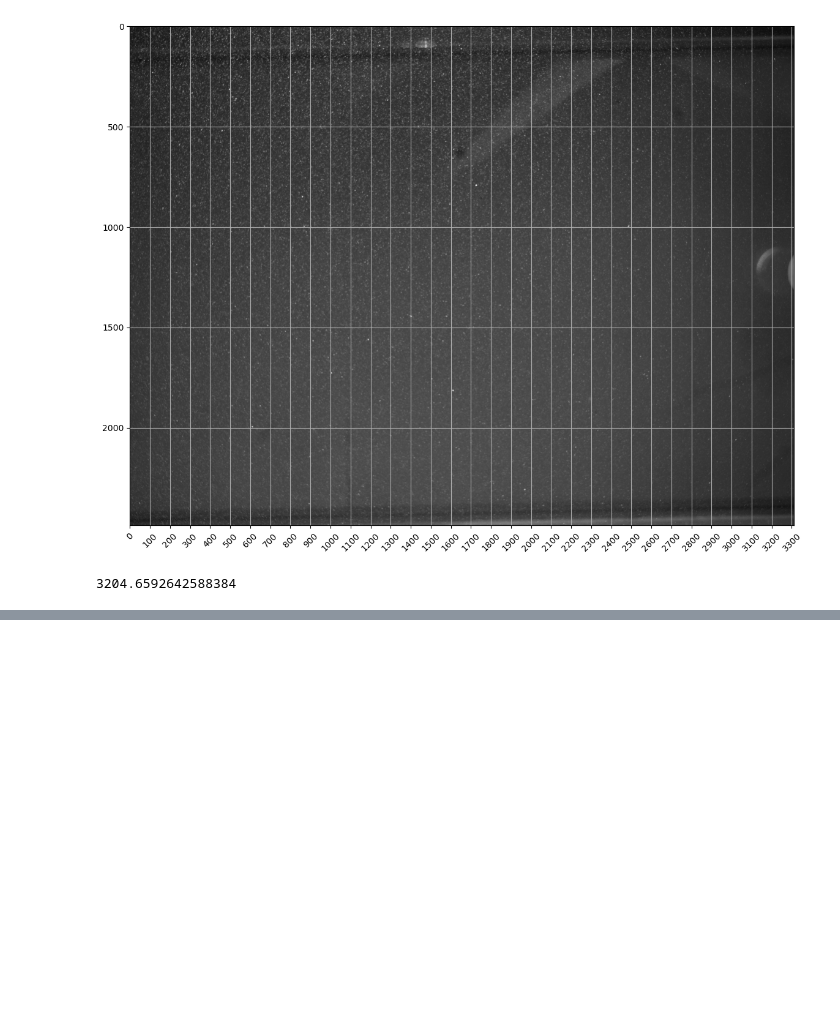
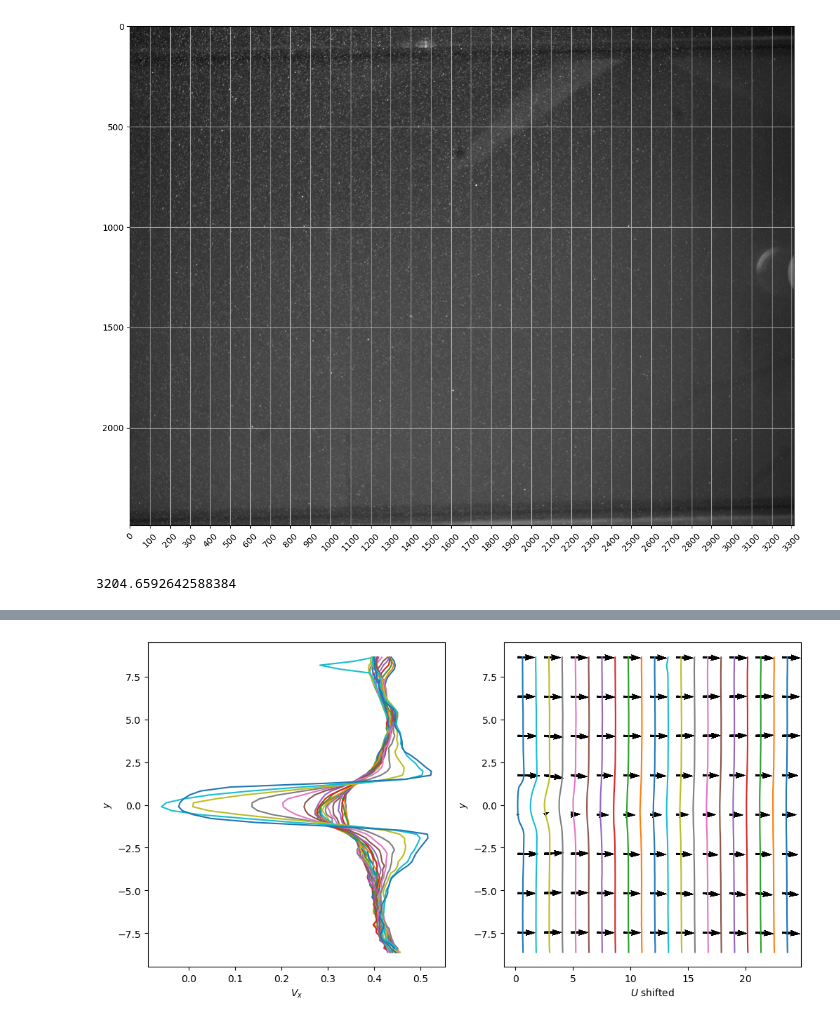
Before and after one commit to alexlib/almog_piv, a Jupyter notebook: notebooks/post_analysis_Feb-15_run1.ipynb, the cells around one changed output, grey strips where cells are left out. Saved outputs shown, nothing was run; the diff lists cells and outputs as text; code cells hidden in the pictures; blank space fills up the shorter version.

```diff
--- a/notebooks/post_analysis_Feb-15_run1.ipynb
+++ b/notebooks/post_analysis_Feb-15_run1.ipynb
@@ -106,0 +170,15 @@ plt.savefig('./results/feb15-run1.png',dpi=200)
+# %%
+fig,ax = plt.subplots(1,2,figsize=(12,6))
+
+for x in ave.x[::5]:
+    tmp = ave.sel(x=x, method='nearest')
+    ax[0].plot(tmp.u, tmp.y)
+    ax[0].set_xlabel('$V_x$')
+    ax[0].set_ylabel('$y$')
+
+    ax[1].quiver(ave['x'][::10],ave['y'][::10],ave['u'][::10,::10].T,ave['v'][::10,::10].T)
+    ax[1].plot(tmp.u + x, tmp.y)
+    ax[1].set_xlabel('$U$ shifted')
+    ax[1].set_ylabel('$y$')
+# %% [output]
+[figure, added]
```
Also changed, not shown: parts of 8 cells of this notebook.
